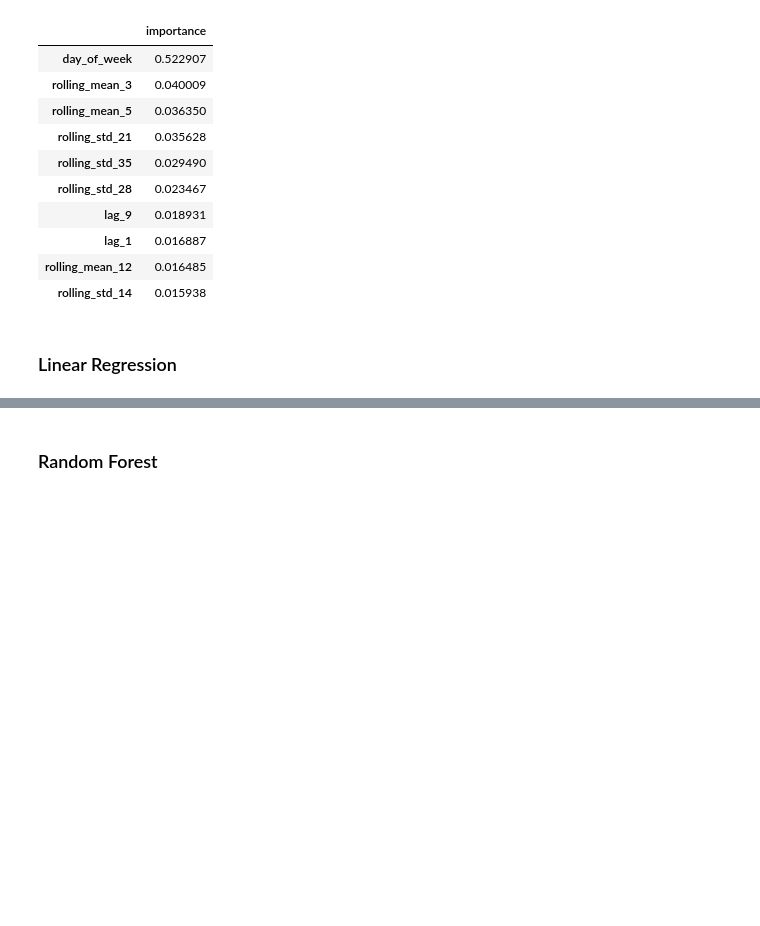
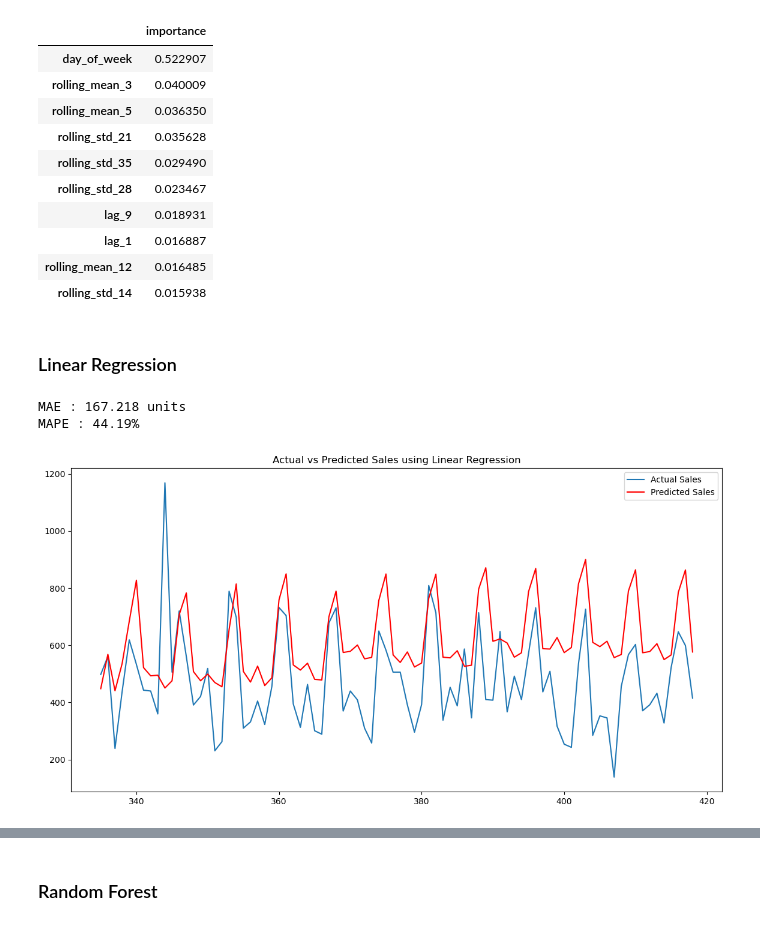
Before and after one commit to Moritz-Binder/corporacion_favorita_grocery_sales_forecasting, a Jupyter notebook: ipynb/ML_Model_Experimentation.ipynb, the cells around one changed output, grey strips where cells are left out. Cells and saved outputs as stored; diff of their text form; code cells hidden in the pictures; blank space fills up the shorter version.

```diff
--- a/ipynb/ML_Model_Experimentation.ipynb
+++ b/ipynb/ML_Model_Experimentation.ipynb
@@ -427,3 +567,29 @@ fi.sort_values('importance',ascending=False).head(10)
 | rolling_std_14 | 0.015938 |
 # %% [markdown]
 ### Linear Regression
+# %%
+linreg = LinearRegression()
+linreg.fit(X_train, y_train)
+# Make predictions on the test set
+y_pred_linreg = forecasting_pipeline(linreg, y_train, X_train_dates, len(X_test), X_test, X_test_dates, ['year', 'month', 'day', 'day_of_week', 'is_holiday', 'dcoilwtico',
+       'is_payday', 'is_earthquake', 'is_weekend'])
+# %%
+# y_test and y_pred are Pandas Series aligned by date
+mae  = mean_absolute_error(y_test, y_pred_linreg)
+
+print(f"MAE : {mae:.3f} units")
+
+mape_score = mean_absolute_percentage_error(y_test, y_pred_linreg)
+
+print(f"MAPE : {mape_score * 100:.2f}%")
+# Plot the actual vs predicted values
+plt.figure(figsize=(14, 7))
+plt.plot(y_test.index, y_test.values, label='Actual Sales')
+plt.plot(y_test.index, y_pred_linreg, label='Predicted Sales', color='red')
+plt.title('Actual vs Predicted Sales using Linear Regression')
+plt.legend()
+plt.show()
+# %% [output]
+MAE : 167.218 units
+MAPE : 44.19%
+[figure, added]
```
Also changed, not shown: parts of 16 cells of this notebook.
